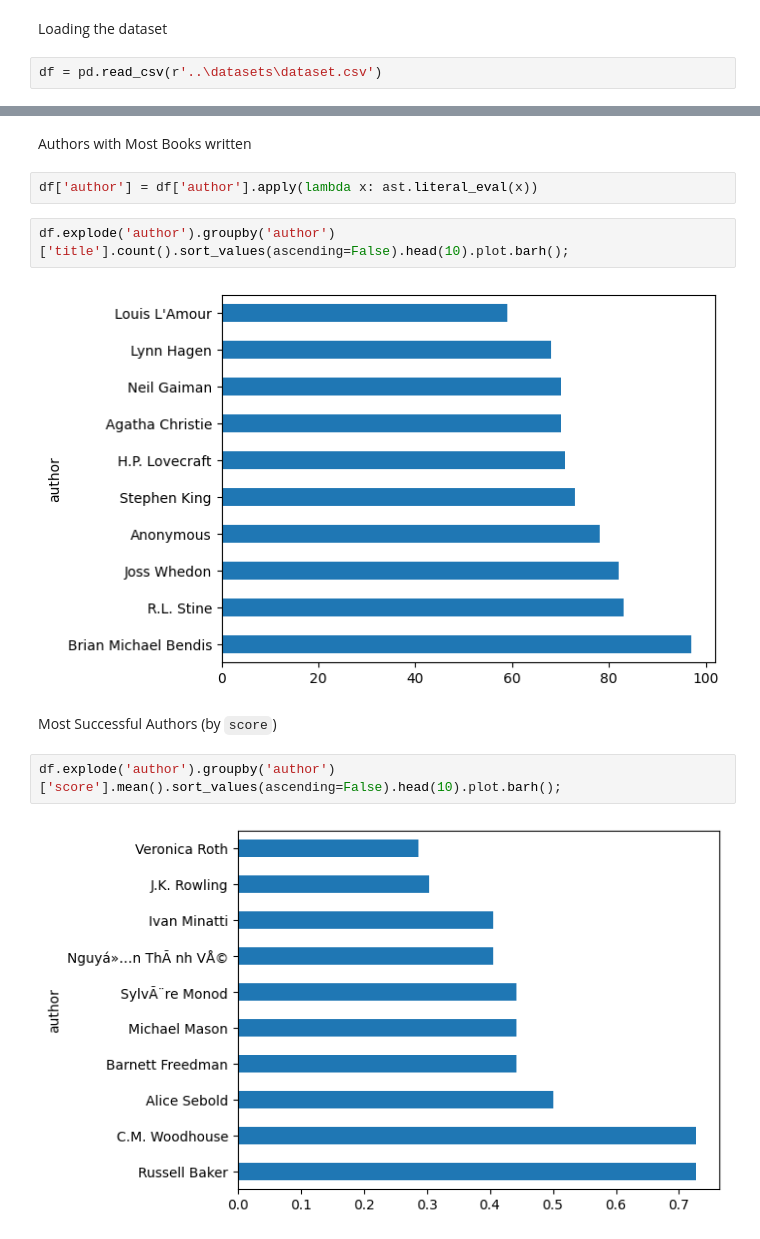
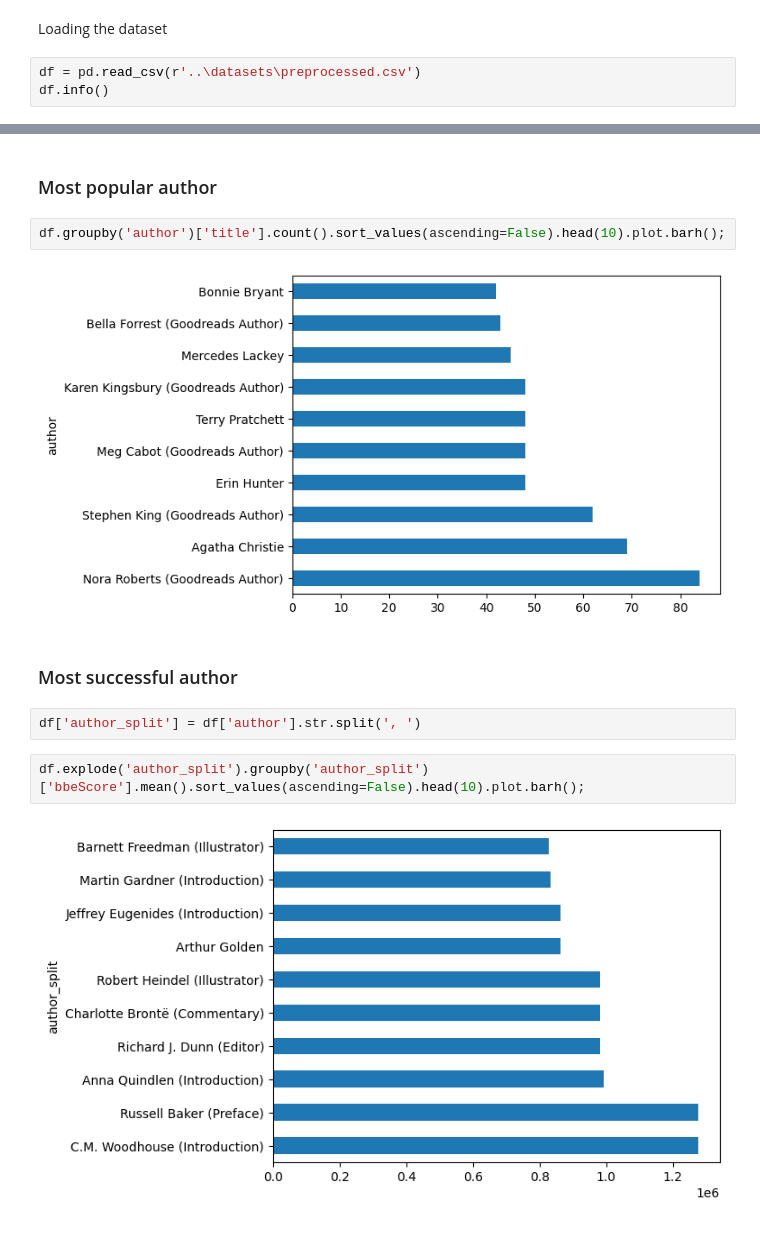
Before and after one commit to ruslan-imamguliyev/Online-Library-System, a Jupyter notebook: notebooks/eda.ipynb, the cells around one changed output, grey strips where cells are left out. Saved outputs shown, nothing was run; the diff lists cells and outputs as text.

Commit message:
Updated the dataset

```diff
--- a/notebooks/eda.ipynb
+++ b/notebooks/eda.ipynb
@@ -14,4 +16,5 @@ import matplotlib.pyplot as plt
 # %% [markdown]
 Loading the dataset
 # %%
-df = pd.read_csv(r'..\datasets\dataset.csv')
+df = pd.read_csv(r'..\datasets\preprocessed.csv')
+df.info()
@@ -131,15 +128,15 @@ Link: https://goodreads.com/book/show/15881.Harry_Potter_and_the_Chamber_of_Secr
 [interactive output not drawn]
-# %% [markdown]
-Authors with Most Books written
-# %%
-df['author'] = df['author'].apply(lambda x: ast.literal_eval(x))
+# %% [markdown]
+### Most popular author
 # %%
-df.explode('author').groupby('author')['title'].count().sort_values(ascending=False).head(10).plot.barh();
+df.groupby('author')['title'].count().sort_values(ascending=False).head(10).plot.barh();
 # %% [output]
-[figure, old version]
+[figure, new version]
-# %% [markdown]
-Most Successful Authors (by `score`)
+# %% [markdown]
+### Most successful author
+# %%
+df['author_split'] = df['author'].str.split(', ')
 # %%
-df.explode('author').groupby('author')['score'].mean().sort_values(ascending=False).head(10).plot.barh();
+df.explode('author_split').groupby('author_split')['bbeScore'].mean().sort_values(ascending=False).head(10).plot.barh();
 # %% [output]
-[figure, old version]
+[figure, new version]
```
Also changed, not shown: parts of 42 cells of this notebook, 2 other files.
